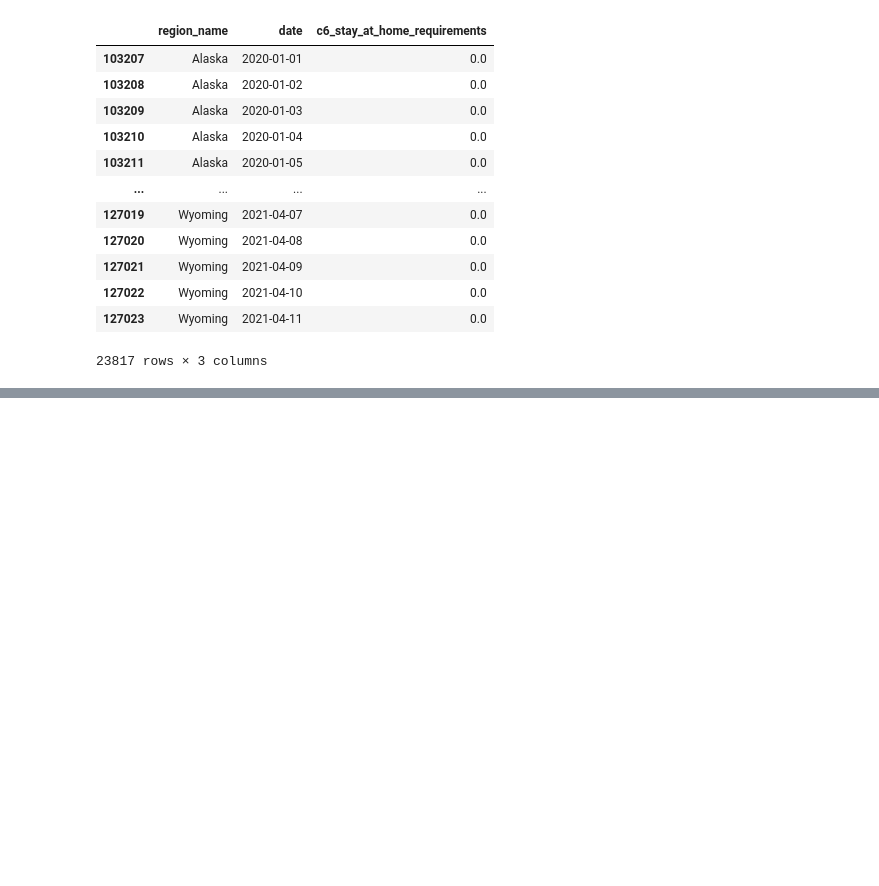
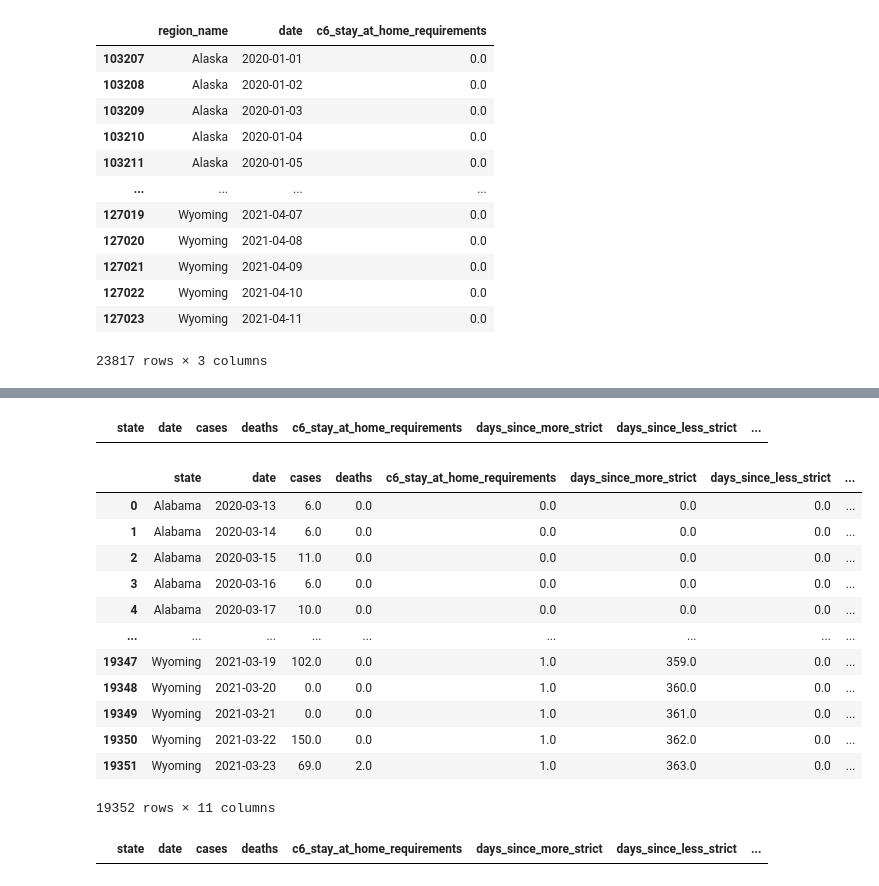
Before and after one commit to sashafomina/covid_policy_analysis, a Jupyter notebook: initial_data_manip-sashacopy.ipynb, the cells around one changed output, grey strips where cells are left out. Cells and saved outputs as stored; diff of their text form; code cells hidden in the pictures; blank space fills up the shorter version.

```diff
--- a/initial_data_manip-sashacopy.ipynb
+++ b/initial_data_manip-sashacopy.ipynb
@@ -275,0 +415,11 @@ stay_at_home_df.to_csv('stay_at_home.csv')
+# %%
+def get_at_away_6_data():
+    at_away_df = pd.read_csv('our_data/misc_metric_data/us/at_away_6_data.csv')
+    at_away_df = at_away_df.replace(abbrev_to_state)
+    at_away_df.date = pd.to_datetime(at_away_df['date'])
+    at_away_df['mobile_ppl_per100'] = at_away_df.value * 100
+    return at_away_df[['date', 'state', 'mobile_ppl_per100']]
+# %%
+# Adding mobility
+mobility_df = get_at_away_6_data()
+stay_at_home_df = stay_at_home_df.merge(mobility_df, on=['date', 'state'], how='left')
@@ -275,0 +430,29 @@ stay_at_home_df.to_csv('stay_at_home.csv')
+# %%
+def get_scaled_wages_data():
+    state_median_wages_df = pd.read_csv('our_data/demographic_data/us/household_median_wages_thin.csv')
+    state_median_wages_df.median_income = pd.to_numeric(state_median_wages_df['median_income'])
+    state_median_wages_df['scaled_median_income'] = ((state_median_wages_df['median_income'] -
+                                                      state_median_wages_df['median_income'].mean()) /
+                                                      state_median_wages_df['median_income'].std())
+    return state_median_wages_df[['state', 'median_income', 'scaled_median_income']]
+# %%
+state_scaled_wages_df = get_scaled_wages_data()
+stay_at_home_df = stay_at_home_df.merge(state_scaled_wages_df[['state', 'scaled_median_income']], on=['state'], how='left')
+# %%
+display(stay_at_home_df[stay_at_home_df.isnull().any(axis=1)])
+stay_at_home_df
+# %% [output]
+|  | state | date | cases | deaths | c6_stay_at_home_requirements | days_since_more_strict | days_since_less_strict | ... |
+|  | state | date | cases | deaths | c6_stay_at_home_requirements | days_since_more_strict | days_since_less_strict | ... |
+| 0 | Alabama | 2020-03-13 | 6.0 | 0.0 | 0.0 | 0.0 | 0.0 | ... |
+| 1 | Alabama | 2020-03-14 | 6.0 | 0.0 | 0.0 | 0.0 | 0.0 | ... |
+| 2 | Alabama | 2020-03-15 | 11.0 | 0.0 | 0.0 | 0.0 | 0.0 | ... |
+| 3 | Alabama | 2020-03-16 | 6.0 | 0.0 | 0.0 | 0.0 | 0.0 | ... |
+| 4 | Alabama | 2020-03-17 | 10.0 | 0.0 | 0.0 | 0.0 | 0.0 | ... |
+| ... | ... | ... | ... | ... | ... | ... | ... | ... |
+| 19347 | Wyoming | 2021-03-19 | 102.0 | 0.0 | 1.0 | 359.0 | 0.0 | ... |
+| 19348 | Wyoming | 2021-03-20 | 0.0 | 0.0 | 1.0 | 360.0 | 0.0 | ... |
+| 19349 | Wyoming | 2021-03-21 | 0.0 | 0.0 | 1.0 | 361.0 | 0.0 | ... |
+| 19350 | Wyoming | 2021-03-22 | 150.0 | 0.0 | 1.0 | 362.0 | 0.0 | ... |
+| 19351 | Wyoming | 2021-03-23 | 69.0 | 2.0 | 1.0 | 363.0 | 0.0 | ... |
+19352 rows × 11 columns
@@ -275,0 +475,5 @@ stay_at_home_df.to_csv('stay_at_home.csv')
+# %%
+stay_at_home_df
+display(stay_at_home_df[stay_at_home_df.isnull().any(axis=1)])
+# %% [output]
+|  | state | date | cases | deaths | c6_stay_at_home_requirements | days_since_more_strict | days_since_less_strict | ... |
```
Also changed, not shown: parts of 31 cells of this notebook, 3 other files.
